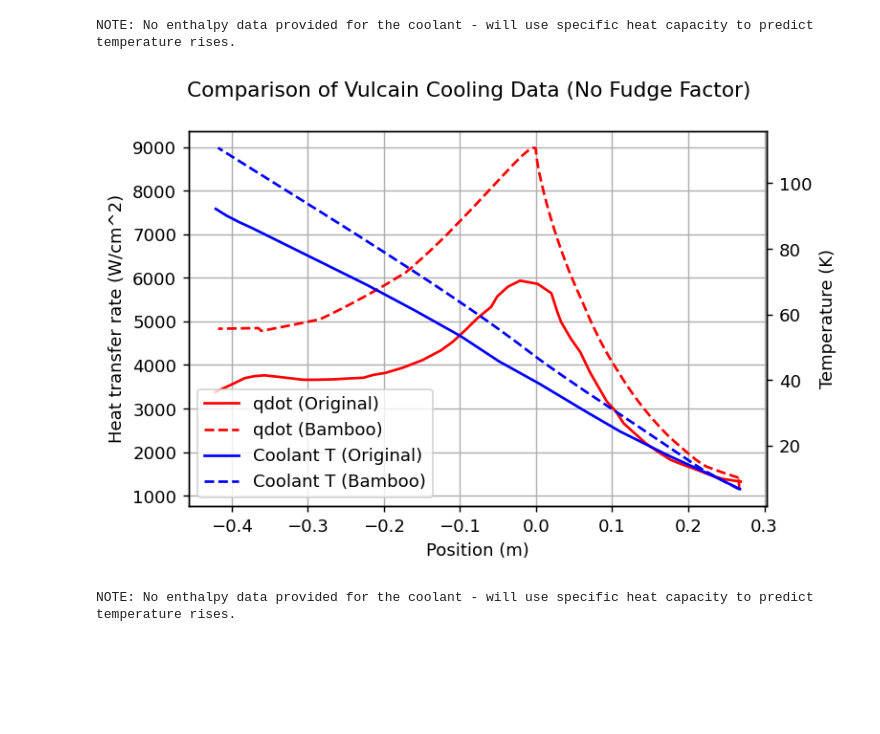
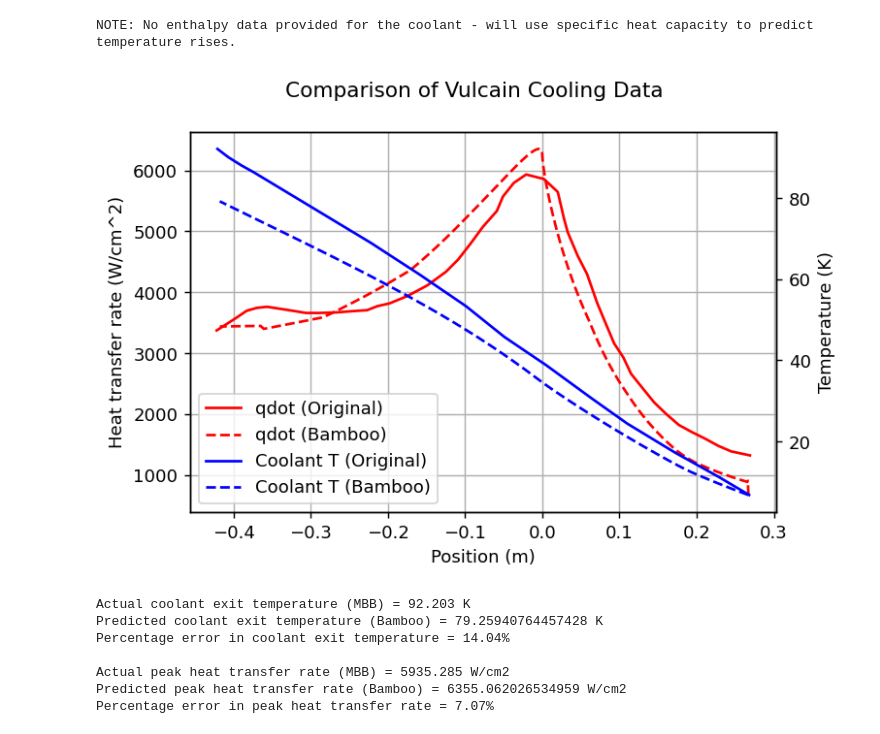
Before and after one commit to cuspaceflight/bamboo, a Jupyter notebook: Example - Ariane 5 Vulcain.ipynb, the cells around one changed output. Drawn from its saved outputs; the diff is of its cells as text; code cells hidden in the pictures; blank space fills up the shorter version.

Commit message:
Corrected gamma used in Vulcain example - now predicts results much better

```diff
--- a/Example - Ariane 5 Vulcain.ipynb
+++ b/Example - Ariane 5 Vulcain.ipynb
@@ -103,31 +100,32 @@ pc = 100e5          #chamber pressure
 OF_ratio = 5.6      #by mass I believe
 
 #Actual mass flow rate was incompatible with throat area (for perfect gas choking)
-#Bamboo suggested using this value (which noticeably lower than the actual value of 234 kg/s)
-mdot = 176.03 #thrust/(isp*9.81)
+#Bamboo suggested using this value (which is slightly lower than the actual value of 234 kg/s)
+mdot = 219.916 #thrust/(isp*9.81)
 
 #Use pypropep to get chamber temperature
 ppp.init()
-e = ppp.Equilibrium()
+p_froz = ppp.FrozenPerformance()
 lox = ppp.PROPELLANTS['OXYGEN (LIQUID)']
 lh2 = ppp.PROPELLANTS['HYDROGEN (CRYOGENIC)']
 
 #Add propellants by mass fractions
-e.add_propellants_by_mass([(lox, OF_ratio), (lh2, 1)])
+p_froz.add_propellants_by_mass([(lox, OF_ratio), (lh2, 1)])
 
 #Adiabatic combustion using chamber pressure
-e.set_state(P = pc/1e5, type='HP')
+p_froz.set_state(P = pc/1e5, Pe = 1)
 
-#Get results
-gamma = e.properties.Isex   #pyrpopep uses 'Isex' for the ratio of specific heats
-cp = 1000*e.properties.Cp   #Cp is given in kJ/kg/K, we want J/kg/K
-Tc = e.properties.T
+#Get results - use throat conditions for gamma and cp! Otherwise the perfect gas model deviates a lot from equilibrium calculations.
+gamma = p_froz.properties[1].Isex   #pyrpopep uses 'Isex' for the ratio of specific heats. Index [1] means throat conditions
+cp = 1000*p_froz.properties[1].Cp   #Cp is given in kJ/kg/K, we want J/kg/K
+Tc = p_froz.properties[0].T         #Index [0] means chamber conditions
+
 
 print(f"\nTotal mass flow rate = {mdot} kg/s")
 print(f"Chamber temperature = {Tc} K")
 
 print("\nCombustion product composition:")
-print(e.composition)
+print(p_froz.composition["throat"])
 # %% [output]
 Loaded 1921 thermo species
 Loaded 1031 propellants
@@ -238,7 +236,7 @@ engine.add_cooling_jacket(inner_wall_material = vulcain_wall_material,
                           inlet_T = 6.78,
                           inlet_p0 = 165e5,
                           coolant_transport = coolant_transport,
-                          mdot_coolant = mdot/OF_ratio,
+                          mdot_coolant = mdot/(OF_ratio + 1),
                           configuration = "vertical",
                           channel_height = 9.1e-3,
                           blockage_ratio = 0.5,
@@ -264,35 +262,44 @@ for i in range(len(q_per_area)):
 # %%
 #Compare results with data from paper
 fig, ax1 = plt.subplots()
-fig.suptitle("Comparison of Vulcain Cooling Data (No Fudge Factor)")
+fig.suptitle("Comparison of Vulcain Cooling Data")
 
 #Plot heat transfer rates
 ax1.plot(np.array(heat_transfer_rate["x"]) - throat_pos, heat_transfer_rate["y"], label="qdot (Original)", color="red")
 ax1.plot(bamboo_data["x"], q_per_area*(1e-2)**2, label="qdot (Bamboo)", color="red", linestyle = "--")
 
 ax1.set_xlabel("Position (m)")
 ax1.set_ylabel("Heat transfer rate (W/cm^2)")
 ax1.grid()
 
 #Plot coolant temperatures on the same axis
 ax2 = ax1.twinx()
 ax2.plot(np.array(coolant_temperature_data["x"]) - throat_pos, coolant_temperature_data["y"], label="Coolant T (Original)", color="blue")
 ax2.plot(bamboo_data["x"], bamboo_data["T_coolant"], label="Coolant T (Bamboo)", color="blue", linestyle = "--")
 
 ax2.set_ylabel("Temperature (K)")
 
 lines1, labels1 = ax1.get_legend_handles_labels()
 lines2, labels2 = ax2.get_legend_handles_labels()
 ax2.legend(lines1 + lines2, labels1 + labels2, loc = 'lower left')
 
 plt.show()
+
+print(f'Actual coolant exit temperature (MBB) = {coolant_temperature_data["y"][0]} K')
+print(f'Predicted coolant exit temperature (Bamboo) = {bamboo_data["T_coolant"][-1]} K')
+percent_error = 100*(bamboo_data["T_coolant"][-1] - coolant_temperature_data["y"][0])/coolant_temperature_data["y"][0]
+print(f'Percentage error in coolant exit temperature = {abs(percent_error):.2f}%\n')
+
+print(f'Actual peak heat transfer rate (MBB) = {max(heat_transfer_rate["y"])} W/cm2')
+print(f'Predicted peak heat transfer rate (Bamboo) = {max(q_per_area*(1e-2)**2)} W/cm2')
+percent_error = 100*(max(q_per_area*(1e-2)**2) - max(heat_transfer_rate["y"]))/max(heat_transfer_rate["y"])
+print(f'Percentage error in peak heat transfer rate = {abs(percent_error):.2f}%')
 # %% [output]
-[figure, old version]
+[figure, new version]
+Actual coolant exit temperature (MBB) = 92.203 K
+Predicted coolant exit temperature (Bamboo) = 79.25940764457428 K
+Percentage error in coolant exit temperature = 14.04%
+
+Actual peak heat transfer rate (MBB) = 5935.285 W/cm2
+Predicted peak heat transfer rate (Bamboo) = 6355.062026534959 W/cm2
+Percentage error in peak heat transfer rate = 7.07%
-# %%
-#Rerun simulation and plot results with fudge factor
-bamboo_data = engine.steady_heating_analysis(to_json = False,
-                                             h_gas_model = 'bartz-sigma',
-                                             h_coolant_model = 'gnielinski',
-                                             gas_fudge_factor = 1.3)
-# %% [output]
-NOTE: No enthalpy data provided for the coolant - will use specific heat capacity to predict temperature rises.
```
Also changed, not shown: parts of 5 cells of this notebook.
